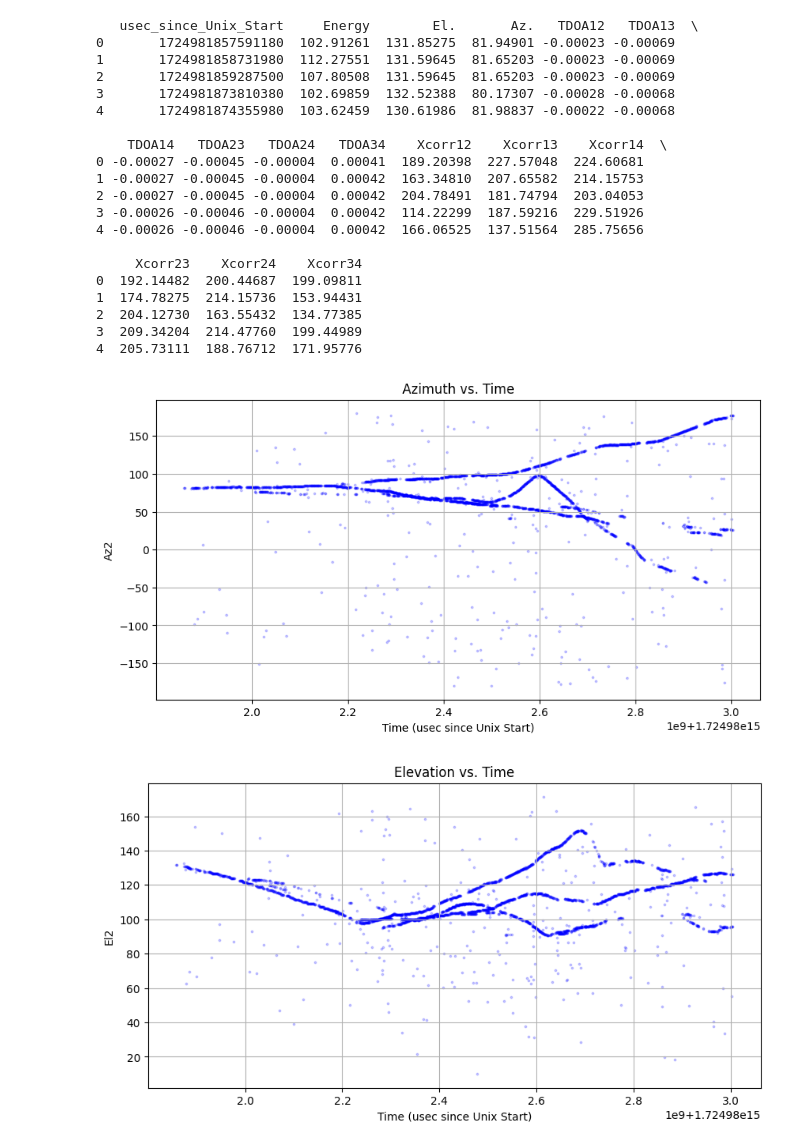
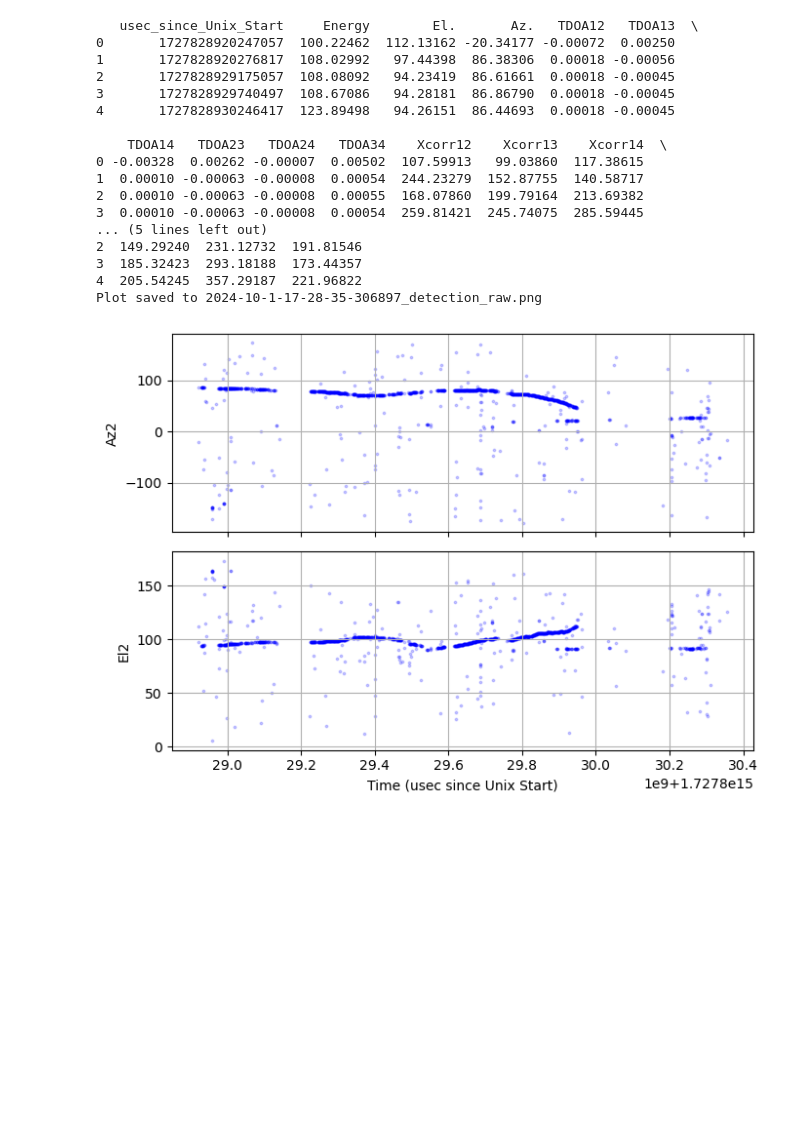
Before and after one commit to WAaronD/FreeWILLI_wasd, a Jupyter notebook: Python/Visualizations/plotAzAndEl.ipynb, the cells around one changed output. Drawn from its saved outputs; the diff is of its cells as text; code cells hidden in the pictures; blank space fills up the shorter version.

```diff
--- a/Python/Visualizations/plotAzAndEl.ipynb
+++ b/Python/Visualizations/plotAzAndEl.ipynb
@@ -1,62 +1,63 @@
 # %%
 import pandas as pd
 import matplotlib.pyplot as plt
+import os
 
 # Define the column names
 column_names = ["usec_since_Unix_Start", "Energy", "El.", "Az.", "TDOA12", "TDOA13", "TDOA14",
                 "TDOA23", "TDOA24", "TDOA34", "Xcorr12", "Xcorr13", "Xcorr14",
                 "Xcorr23", "Xcorr24", "Xcorr34"]
 
 # Load the data with the specified column names
-path_doa = "../../C/deployment_files/2024-8-29-18-37-36-480140_detection"
+path_doa = "../../C/deployment_files/2024-10-1-17-28-35-306897_detection"
 df = pd.read_csv(path_doa, delim_whitespace=True, names=column_names, skiprows=1)
 
 # Display the first few rows to verify
 print(df.head())
 
-# Plot Azimuth vs. Time with transparency
-plt.figure(figsize=(10, 5))
+# Create a figure with two subplots (one for Azimuth vs. Time, one for Elevation vs. Time)
+fig, (ax1, ax2) = plt.subplots(2, 1, figsize=(7, 5), sharex=True)
 
+# Plot Azimuth vs. Time with transparency on the first subplot
 azData = df["Az."]
+ax1.scatter(df["usec_since_Unix_Start"], azData, marker='o', s=3, color='b', alpha=0.2)
+ax1.set_ylabel("Az2")
+ax1.grid(True)
 
-# Set transparency using alpha
-plt.scatter(df["usec_since_Unix_Start"], azData, marker='o', s=3, color='b', alpha=0.2)
+# Plot Elevation vs. Time with transparency on the second subplot
+elData = df["El."]
+ax2.scatter(df["usec_since_Unix_Start"], elData, marker='o', s=3, color='b', alpha=0.2)
+ax2.set_xlabel("Time (usec since Unix Start)")
+ax2.set_ylabel("El2")
+ax2.grid(True)
 
-plt.title("Azimuth vs. Time")
-plt.xlabel("Time (usec since Unix Start)")
-plt.ylabel("Az2")
-plt.grid(True)
+# Adjust the layout to ensure no overlapping and display the plot
+plt.tight_layout()
+
+# Extract the base path from the file path and create the output file path
+base_path = os.path.splitext(path_doa.split('/')[-1])[0]  # Remove file extension
+output_path = base_path + "_raw.png"  # Append desired file name extension
+
+# Save the figure to the output path
+plt.savefig(output_path, dpi=300)
+print(f"Plot saved to {output_path}")
 plt.show()
-
-# Plot Elevation vs. Time with transparency
-plt.figure(figsize=(10, 5))
-plt.scatter(df["usec_since_Unix_Start"], df["El."], marker='o', s=3, color='b', alpha=0.2)
-
-plt.title("Elevation vs. Time")
-plt.xlabel("Time (usec since Unix Start)")
-plt.ylabel("El2")
-plt.grid(True)
-plt.show()
 # %% [output]
    usec_since_Unix_Start     Energy        El.       Az.   TDOA12   TDOA13  \
-0       1724981857591180  102.91261  131.85275  81.94901 -0.00023 -0.00069
-1       1724981858731980  112.27551  131.59645  81.65203 -0.00023 -0.00069
-2       1724981859287500  107.80508  131.59645  81.65203 -0.00023 -0.00069
-3       1724981873810380  102.69859  132.52388  80.17307 -0.00028 -0.00068
-4       1724981874355980  103.62459  130.61986  81.98837 -0.00022 -0.00068
+0       1727828920247057  100.22462  112.13162 -20.34177 -0.00072  0.00250
+1       1727828920276817  108.02992   97.44398  86.38306  0.00018 -0.00056
+2       1727828929175057  108.08092   94.23419  86.61661  0.00018 -0.00045
+3       1727828929740497  108.67086   94.28181  86.86790  0.00018 -0.00045
+4       1727828930246417  123.89498   94.26151  86.44693  0.00018 -0.00045
 
     TDOA14   TDOA23   TDOA24   TDOA34    Xcorr12    Xcorr13    Xcorr14  \
-0 -0.00027 -0.00045 -0.00004  0.00041  189.20398  227.57048  224.60681
-1 -0.00027 -0.00045 -0.00004  0.00042  163.34810  207.65582  214.15753
-2 -0.00027 -0.00045 -0.00004  0.00042  204.78491  181.74794  203.04053
-3 -0.00026 -0.00046 -0.00004  0.00042  114.22299  187.59216  229.51926
-4 -0.00026 -0.00046 -0.00004  0.00042  166.06525  137.51564  285.75656
-
-     Xcorr23    Xcorr24    Xcorr34
-0  192.14482  200.44687  199.09811
-1  174.78275  214.15736  153.94431
-2  204.12730  163.55432  134.77385
-3  209.34204  214.47760  199.44989
-4  205.73111  188.76712  171.95776
+0 -0.00328  0.00262 -0.00007  0.00502  107.59913   99.03860  117.38615
+1  0.00010 -0.00063 -0.00008  0.00054  244.23279  152.87755  140.58717
+2  0.00010 -0.00063 -0.00008  0.00055  168.07860  199.79164  213.69382
+3  0.00010 -0.00063 -0.00008  0.00054  259.81421  245.74075  285.59445
+... (5 lines left out)
+2  149.29240  231.12732  191.81546
+3  185.32423  293.18188  173.44357
+4  205.54245  357.29187  221.96822
+Plot saved to 2024-10-1-17-28-35-306897_detection_raw.png
-[figure, old version]
+[figure, new version]
-[figure, removed]
```
Also changed, not shown: 20 other files.
